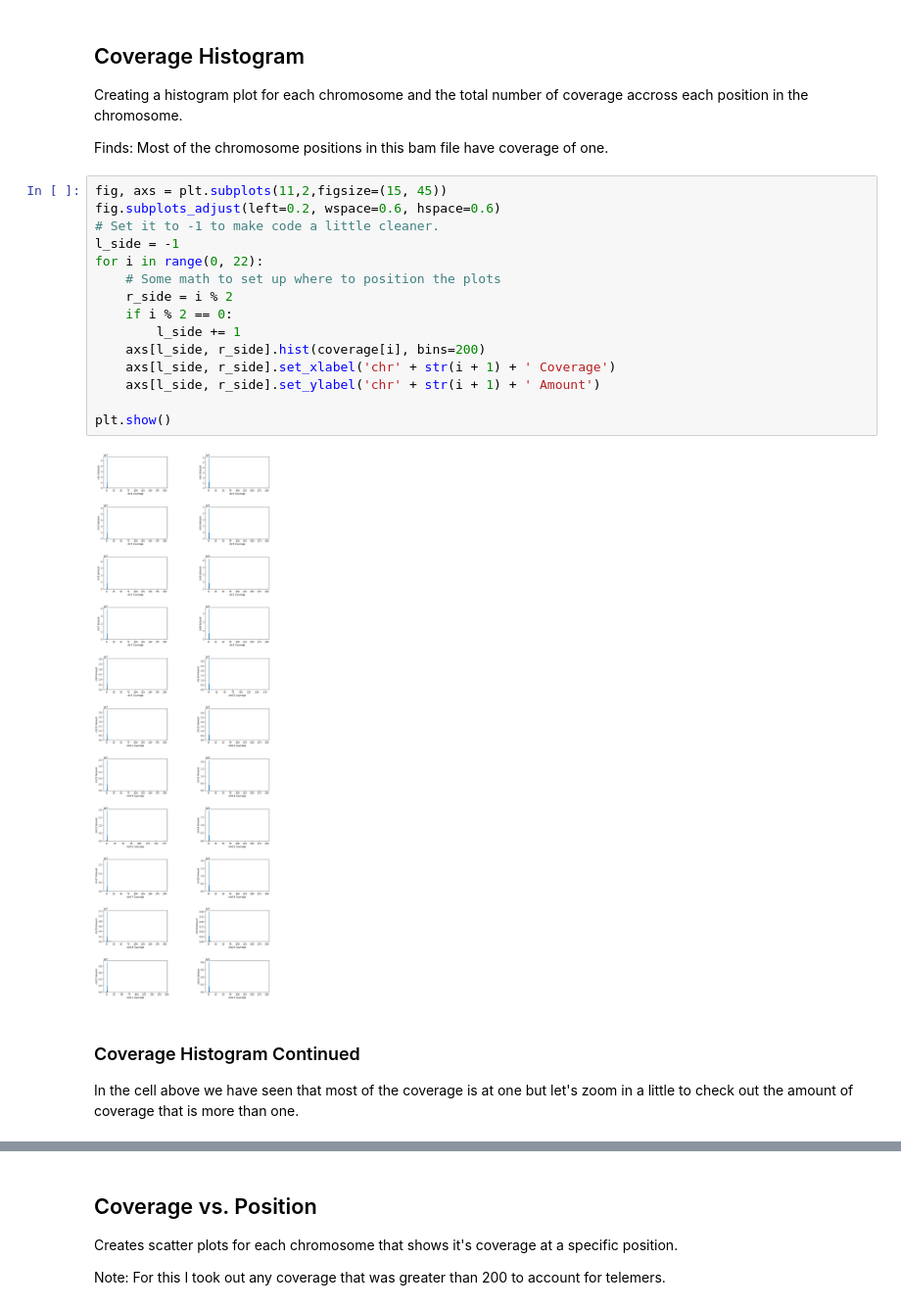
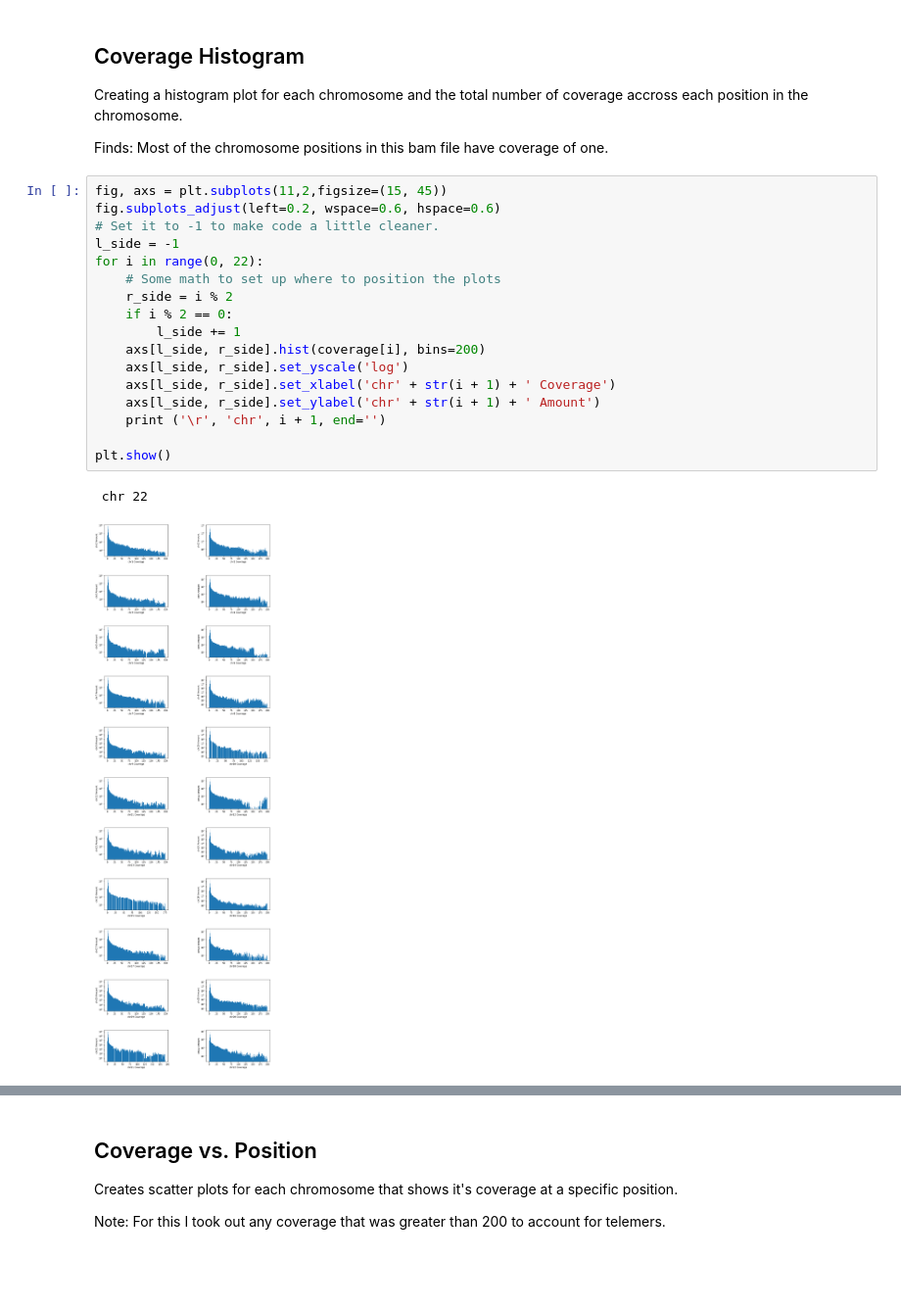
Before and after one commit to madelinehawkins/Research, a Jupyter notebook: Plotting/BAM_1/BAM_1_Plotting.ipynb, the cells around one changed output, grey strips where cells are left out. Shown at 98% size. Saved outputs shown, nothing was run; the diff lists cells and outputs as text; blank space fills up the shorter version.

```diff
--- a/Plotting/BAM_1/plotting.ipynb
+++ b/Plotting/BAM_1/BAM_1_Plotting.ipynb
@@ -91,20 +94,20 @@ Finds: Most of the chromosome positions in this bam file have coverage of one.
 # %%
 fig, axs = plt.subplots(11,2,figsize=(15, 45))
 fig.subplots_adjust(left=0.2, wspace=0.6, hspace=0.6)
 # Set it to -1 to make code a little cleaner.
 l_side = -1
 for i in range(0, 22):
     # Some math to set up where to position the plots
     r_side = i % 2
     if i % 2 == 0:
         l_side += 1
     axs[l_side, r_side].hist(coverage[i], bins=200)
+    axs[l_side, r_side].set_yscale('log')
     axs[l_side, r_side].set_xlabel('chr' + str(i + 1) + ' Coverage')
     axs[l_side, r_side].set_ylabel('chr' + str(i + 1) + ' Amount')
+    print ('\r', 'chr', i + 1, end='')
 
 plt.show()
 # %% [output]
+ chr 22
-[figure, old version]
+[figure, new version]
-# %% [markdown]
-### Coverage Histogram Continued
-In the cell above we have seen that most of the coverage is at one but let's zoom in a little to check out the amount of coverage that is more than one.
```
Also changed, not shown: parts of 6 cells of this notebook.
